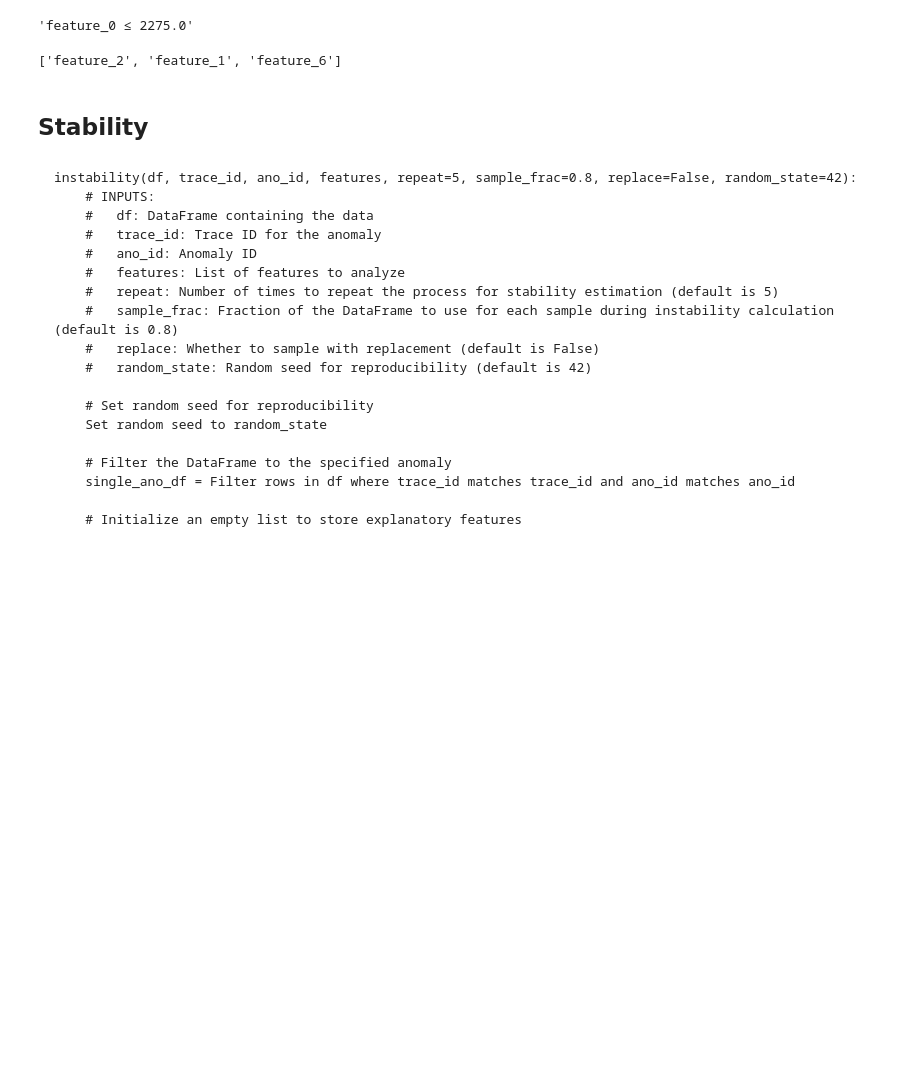
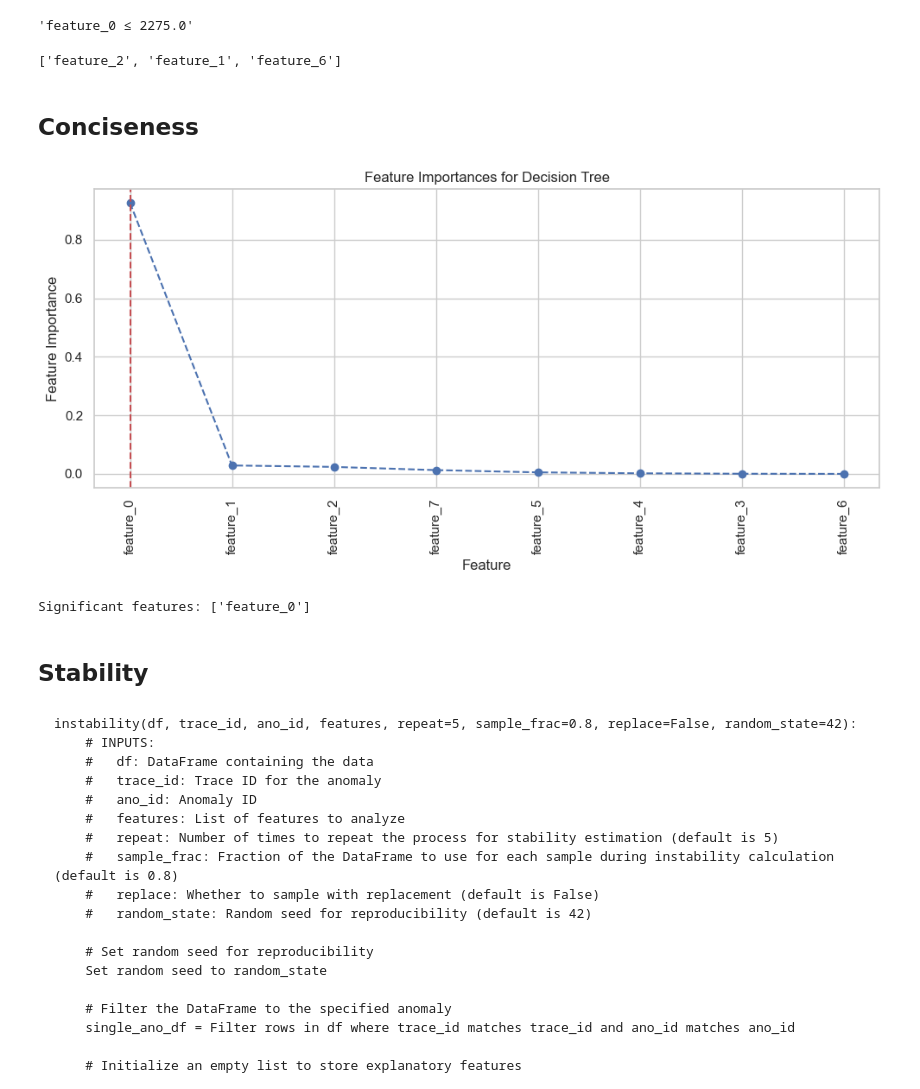
Before and after one commit to Yedson54/project-exstream, a Jupyter notebook: notebooks/exstream.ipynb, the cells around one changed output. Cells and saved outputs as stored; diff of their text form; code cells hidden in the pictures; blank space fills up the shorter version.

Commit message:
creation of expected output .csv , conciness computed, instability for decision tree computed

```diff
--- a/notebooks/exstream.ipynb
+++ b/notebooks/exstream.ipynb
@@ -846,3 +851,5 @@ build_explanation(
 )
 # %% [output]
 ['feature_2', 'feature_1', 'feature_6']
+# %% [markdown]
+## Conciseness
@@ -849,3 +912,12 @@ build_explanation(
+# %%
+# Example usage
+tsa, tsr = tsa_tsr_series_split(anomaly_df[anomaly_df["trace_id"] == '1_1'], trace_id="1_1", ano_id=1)
+ts = pd.concat([tsa, tsr])
+df = ts.copy()
+significant_features_dt = select_features_using_decision_tree(df, continuous_variables, plot=True, verbose=True)
+# %% [output]
+[figure, added]
+Significant features: ['feature_0']
 # %% [markdown]
 ## Stability
 # %% [markdown]
```
Also changed, not shown: parts of 11 cells of this notebook, 3 other files.
